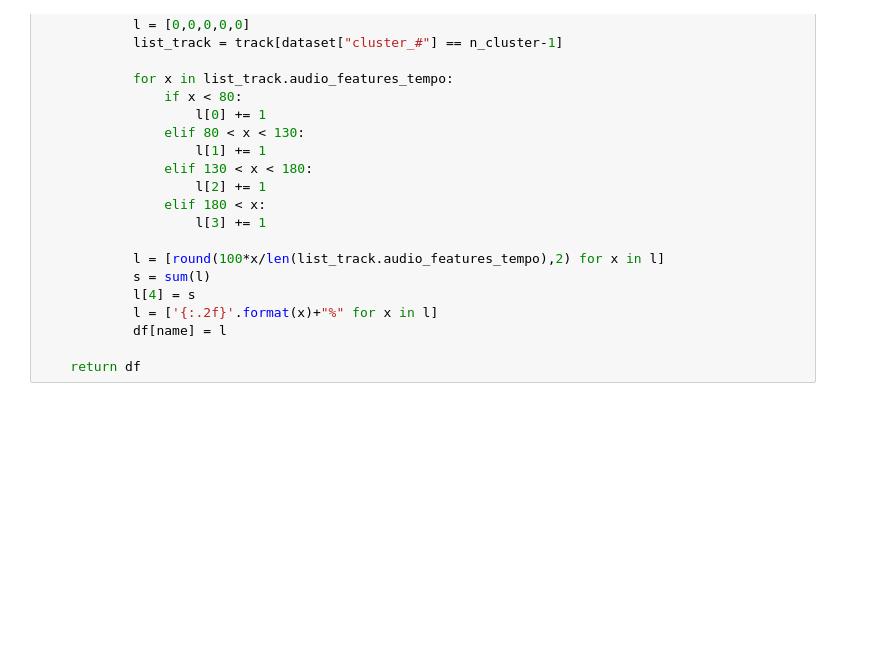
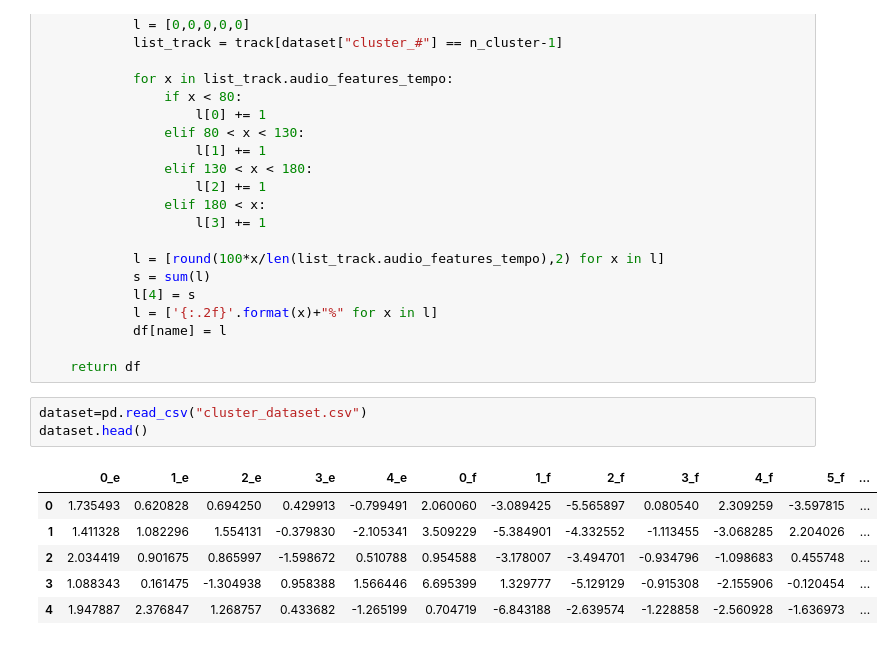
Before and after one commit to FilMastro/ADM-Homework4, a Jupyter notebook: Ex2 Andrea.ipynb, the cells around one changed output. Drawn from its saved outputs; the diff is of its cells as text; blank space fills up the shorter version.

```diff
--- a/Ex2 Andrea.ipynb
+++ b/Ex2 Andrea.ipynb
@@ -105,3 +111,13 @@ def printPivotTable(var):
             df[name] = l
 
     return df
+# %%
+dataset=pd.read_csv("cluster_dataset.csv")
+dataset.head()
+# %% [output]
+|  | 0_e | 1_e | 2_e | 3_e | 4_e | 0_f | 1_f | 2_f | 3_f | 4_f | 5_f | ... |
+| 0 | 1.735493 | 0.620828 | 0.694250 | 0.429913 | -0.799491 | 2.060060 | -3.089425 | -5.565897 | 0.080540 | 2.309259 | -3.597815 | ... |
+| 1 | 1.411328 | 1.082296 | 1.554131 | -0.379830 | -2.105341 | 3.509229 | -5.384901 | -4.332552 | -1.113455 | -3.068285 | 2.204026 | ... |
+| 2 | 2.034419 | 0.901675 | 0.865997 | -1.598672 | 0.510788 | 0.954588 | -3.178007 | -3.494701 | -0.934796 | -1.098683 | 0.455748 | ... |
+| 3 | 1.088343 | 0.161475 | -1.304938 | 0.958388 | 1.566446 | 6.695399 | 1.329777 | -5.129129 | -0.915308 | -2.155906 | -0.120454 | ... |
+| 4 | 1.947887 | 2.376847 | 1.268757 | 0.433682 | -1.265199 | 0.704719 | -6.843188 | -2.639574 | -1.228858 | -2.560928 | -1.636973 | ... |
```
Also changed, not shown: parts of 22 cells of this notebook, 2 other files.
